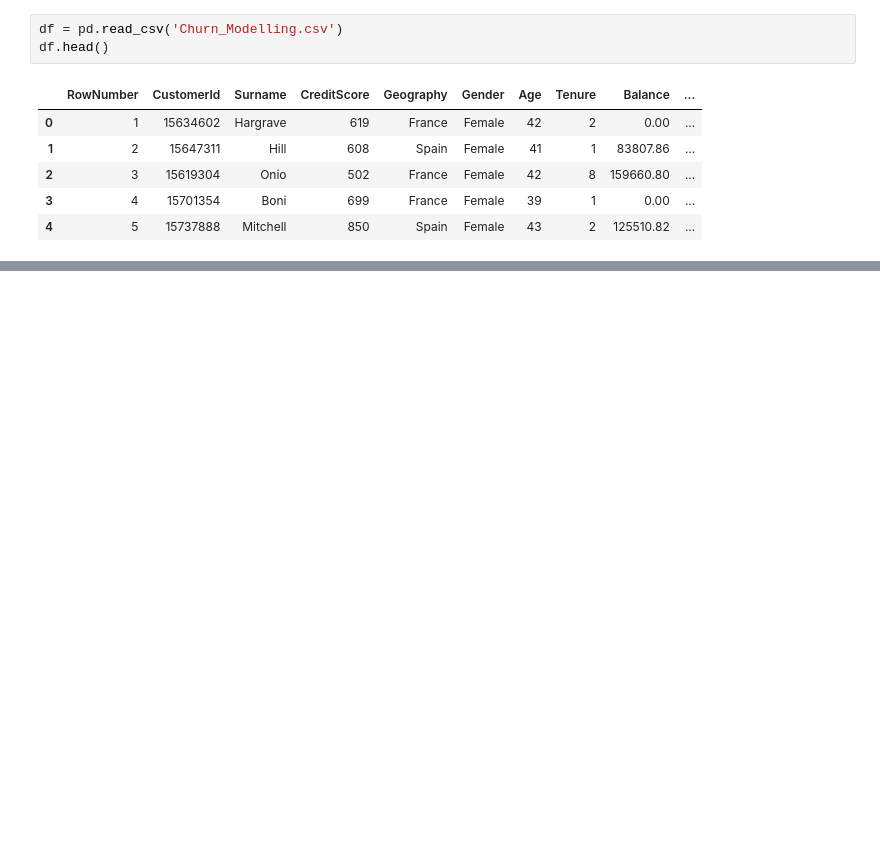
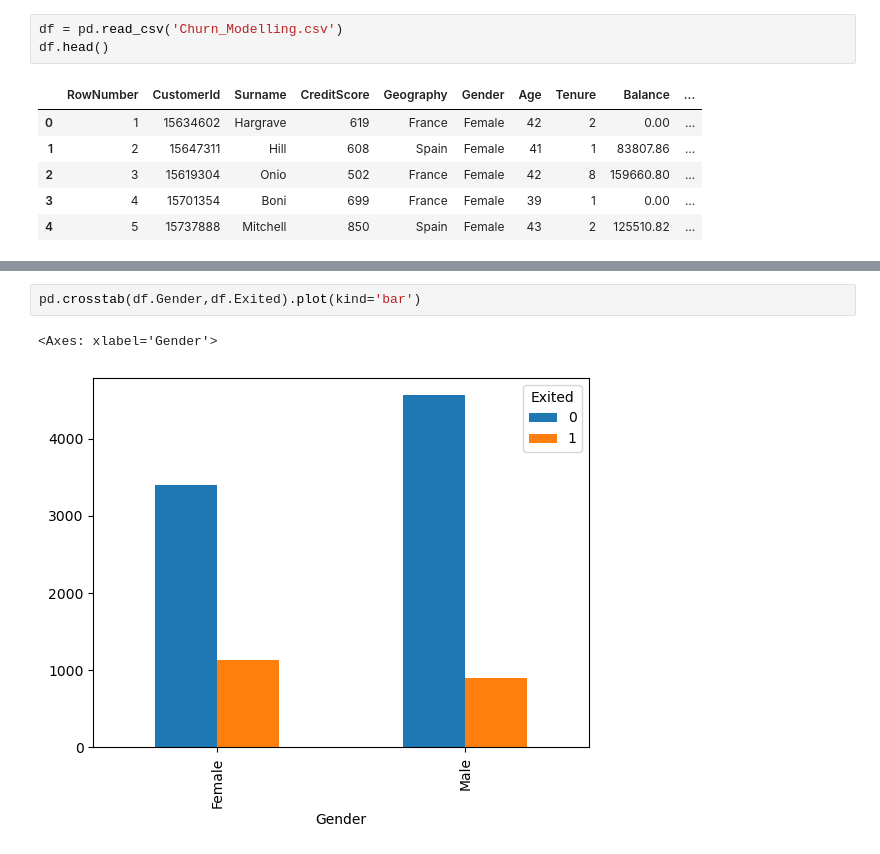
Before and after one commit to dheru94/Customer-Churn-prediction, a Jupyter notebook: heee/heloooo.ipynb, the cells around one changed output, grey strips where cells are left out. Saved outputs shown, nothing was run; the diff lists cells and outputs as text; blank space fills up the shorter version.

```diff
--- a/heee/heloooo.ipynb
+++ b/heee/heloooo.ipynb
@@ -25,0 +47,5 @@ df.head()
+# %%
+pd.crosstab(df.Gender,df.Exited).plot(kind='bar')
+# %% [output]
+<Axes: xlabel='Gender'>
+[figure, added]
```
Also changed, not shown: parts of 21 cells of this notebook.
